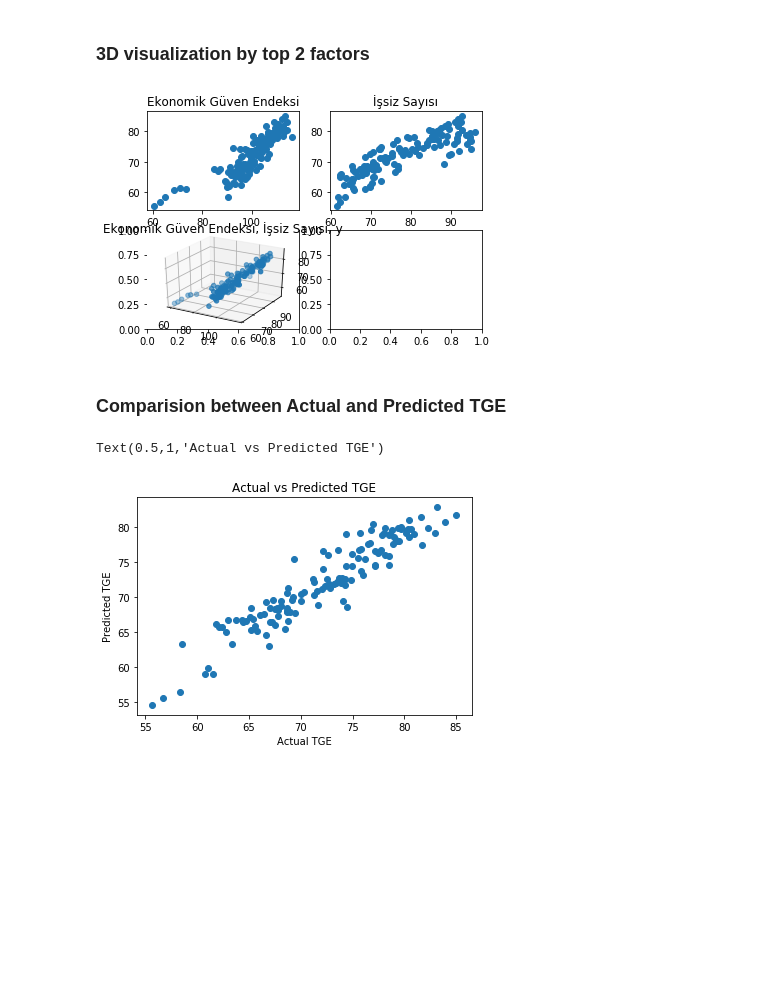
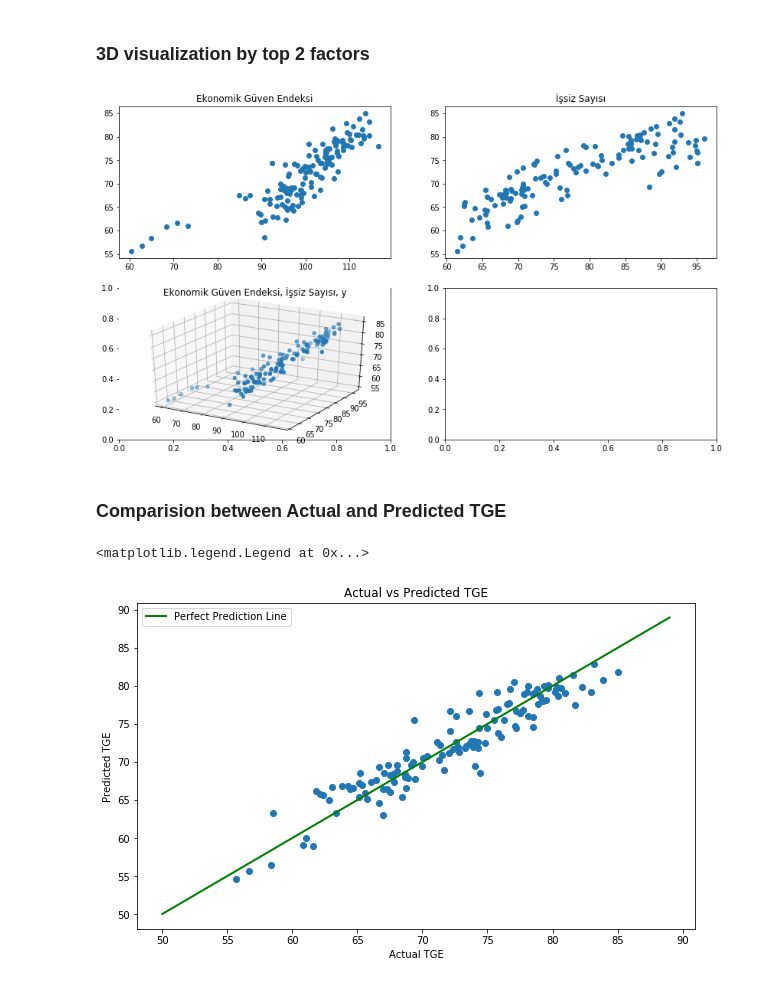
Before and after one commit to beratgumus/ConsumerConfidenceIndexEstimation, a Jupyter notebook: Proje2.ipynb, the cells around one changed output. Saved outputs shown, nothing was run; the diff lists cells and outputs as text; code cells hidden in the pictures; blank space fills up the shorter version.

Commit message:
Adjusted figure sizes

```diff
--- a/Proje2.ipynb
+++ b/Proje2.ipynb
@@ -467,28 +470,34 @@ Variance score:  0.8502998465360427
 # %%
 from mpl_toolkits.mplot3d import Axes3D
 
-f, [[p1, p2], [p3, p4]] = plt.subplots(2,2)
+f, [[p1, p2], [p3, p4]] = plt.subplots(nrows=2, ncols=2, figsize=(14,8))
 p1.scatter(x[:,0], y)
 p1.set_title("Ekonomik Güven Endeksi")
 
 p2.scatter(x[:,1], y)
 p2.set_title("İşsiz Sayısı")
 
 p3 = f.add_subplot(223, projection='3d')
 p3.scatter(x[:,0], x[:,1], y)
 p3.set_title("Ekonomik Güven Endeksi, İşsiz Sayısı, y")
 
 plt.show()
 # %% [output]
-[figure, old version]
+[figure, new version]
 # %% [markdown]
 ### Comparision between Actual and Predicted TGE
 # %%
 y_pred = model.predict(x)
+perfect_line = np.arange(50, 90, 1)
+
+plt.figure(figsize=(10,6))
 plt.scatter(y,y_pred)
+plt.plot(perfect_line, perfect_line, color='green', linewidth=2 )
+
 plt.xlabel('Actual TGE')
 plt.ylabel('Predicted TGE')
 plt.title('Actual vs Predicted TGE')
+plt.legend(['Perfect Prediction Line'])
 # %% [output]
-Text(0.5,1,'Actual vs Predicted TGE')
+<matplotlib.legend.Legend at 0x...>
-[figure, old version]
+[figure, new version]
```
Also changed, not shown: parts of 11 cells of this notebook.
